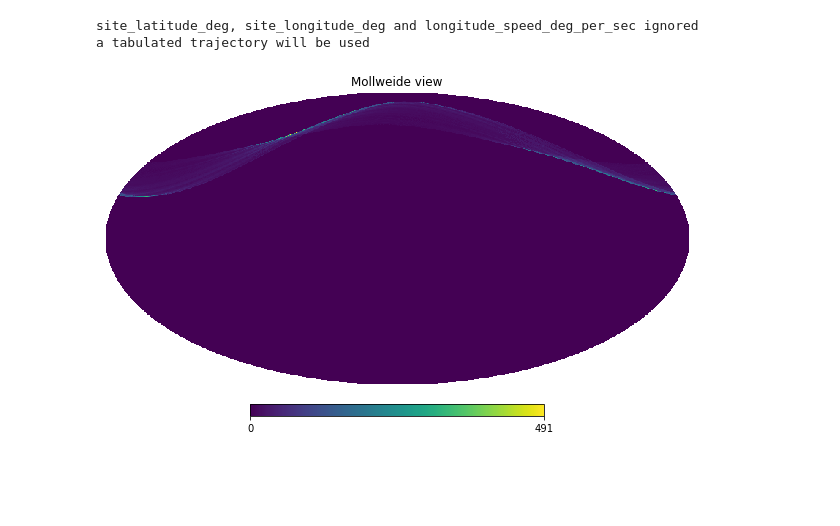
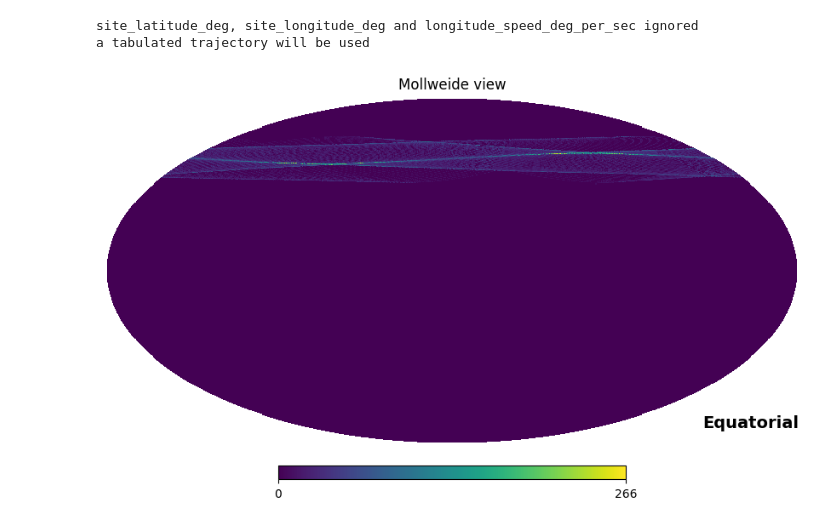
Before and after one commit to paganol/swipe_modules, a Jupyter notebook: examples/test_swipe_scan_realistic.ipynb, the cells around one changed output. Drawn from its saved outputs; the diff is of its cells as text; code cells hidden in the pictures; blank space fills up the shorter version.

```diff
--- a/examples/test_swipe_scan_realistic.ipynb
+++ b/examples/test_swipe_scan_realistic.ipynb
@@ -42,10 +49,10 @@ nside = 256
 npix = hp.nside2npix(nside)
 h = np.zeros(npix)
 for idet in [0]:
-    pixidx = hp.ang2pix(nside, pointings[idet, :, 0], pointings[idet, :, 1])
+    pixidx = hp.ang2pix(nside, obs.pointing_matrix[idet, :, 0], obs.pointing_matrix[idet, :, 1])
     pixel_occurrences = np.bincount(pixidx)
     h[0:len(pixel_occurrences)] += pixel_occurrences
 # %%
-hp.mollview(h)
+hp.mollview(h,coord=['E','C'])
 # %% [output]
-[figure, old version]
+[figure, new version]
```
Also changed, not shown: parts of 5 cells of this notebook, 5 other files.
